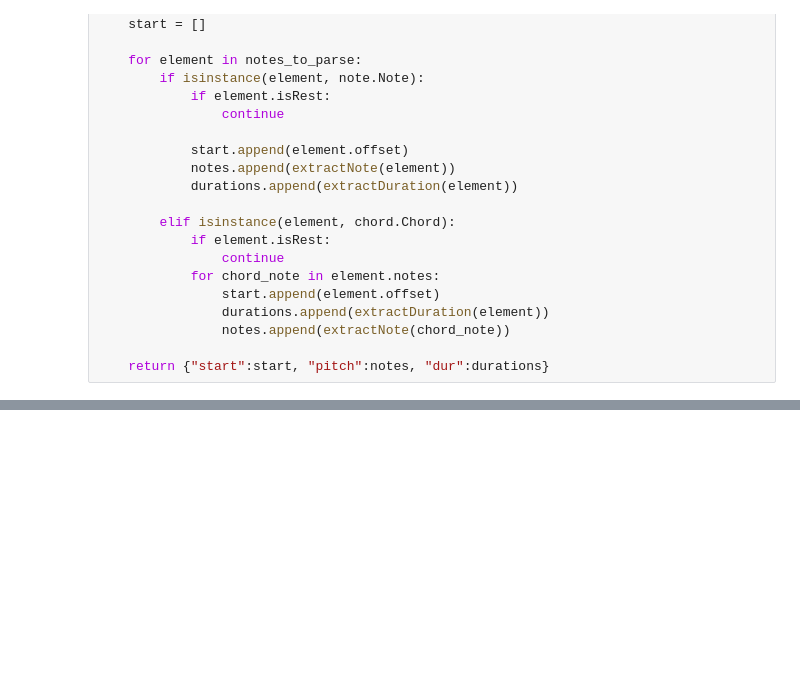
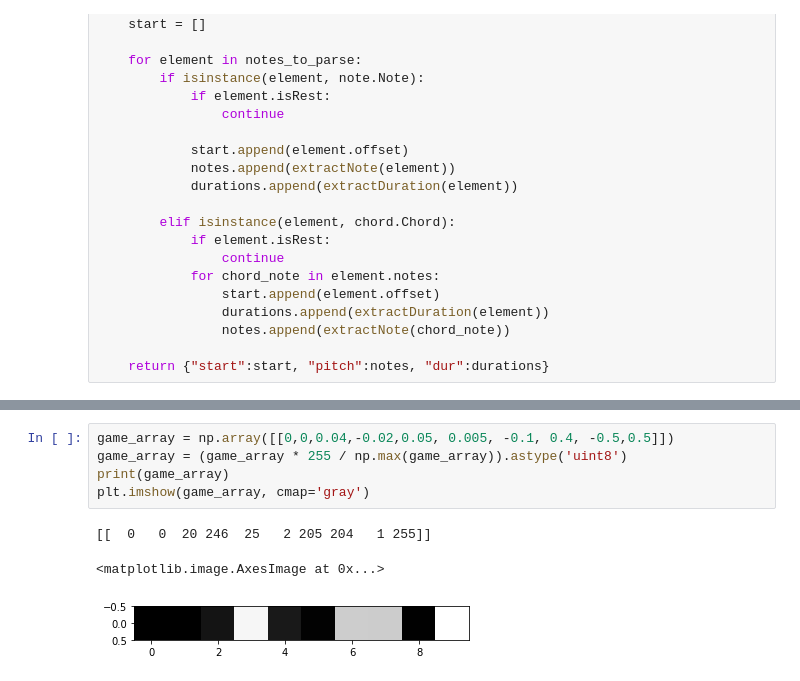
Before and after one commit to yeshwanthv5/midi2img, a Jupyter notebook: midi2img.ipynb, the cells around one changed output, grey strips where cells are left out. Drawn from its saved outputs; the diff is of its cells as text; blank space fills up the shorter version.

```diff
--- a/midi2img.ipynb
+++ b/midi2img.ipynb
@@ -114,0 +117,9 @@ Lossy conversion from float64 to uint8. Range [0.0, 255.0]. Convert image to uin
+# %%
+game_array = np.array([[0,0,0.04,-0.02,0.05, 0.005, -0.1, 0.4, -0.5,0.5]])
+game_array = (game_array * 255 / np.max(game_array)).astype('uint8')
+print(game_array)
+plt.imshow(game_array, cmap='gray')
+# %% [output]
+[[  0   0  20 246  25   2 205 204   1 255]]
+<matplotlib.image.AxesImage at 0x...>
+[figure, added]
```
Also changed, not shown: parts of 4 cells of this notebook, 1 other file.
